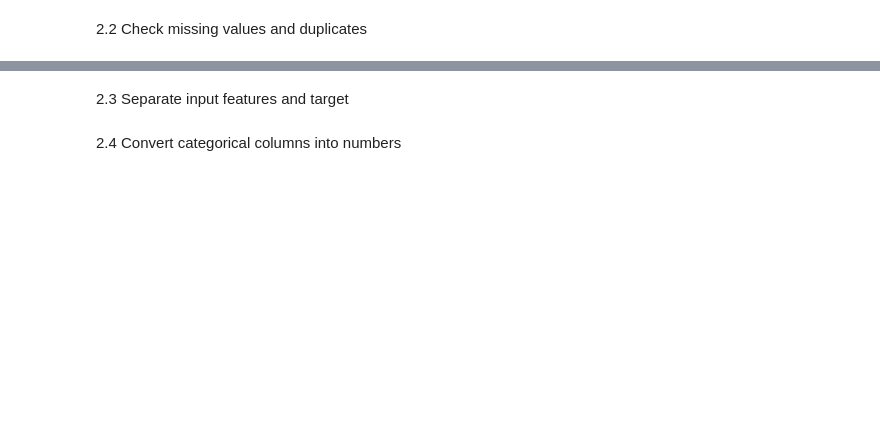
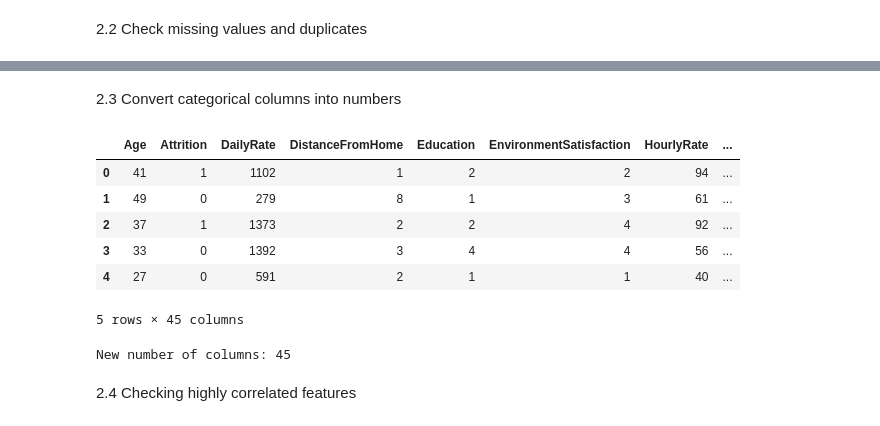
Before and after one commit to Aniket-09042008/AI101-Mini-Project-Group-50, a Jupyter notebook: Employee_Attrition_Logistic_Regression.ipynb, the cells around one changed output, grey strips where cells are left out. Drawn from its saved outputs; the diff is of its cells as text; code cells hidden in the pictures; blank space fills up the shorter version.

Commit message:
data preprocessing_(updated)

```diff
--- a/Employee_Attrition_Logistic_Regression.ipynb
+++ b/Employee_Attrition_Logistic_Regression.ipynb
@@ -224,11 +229,20 @@ print("Shape after cleaning:", data.shape)
-# %% [markdown]
-2.3 Separate input features and target
+# %% [markdown]
+2.3 Convert categorical columns into numbers
 # %%
-X = data.drop("Attrition", axis=1)
-y = data["Attrition"]
+data["Attrition"] = data["Attrition"].map({"No": 0, "Yes": 1})
+data = pd.get_dummies(data, drop_first=True)
 
-print("Features shape:", X.shape)
-print("Target shape:", y.shape)
+display(data.head())
+print("New number of columns:", data.shape[1])
+# %% [output]
+|  | Age | Attrition | DailyRate | DistanceFromHome | Education | EnvironmentSatisfaction | HourlyRate | ... |
+| 0 | 41 | 1 | 1102 | 1 | 2 | 2 | 94 | ... |
+| 1 | 49 | 0 | 279 | 8 | 1 | 3 | 61 | ... |
+| 2 | 37 | 1 | 1373 | 2 | 2 | 4 | 92 | ... |
+| 3 | 33 | 0 | 1392 | 3 | 4 | 4 | 56 | ... |
+| 4 | 27 | 0 | 591 | 2 | 1 | 1 | 40 | ... |
+5 rows × 45 columns
+New number of columns: 45
-# %% [markdown]
-2.4 Convert categorical columns into numbers
+# %% [markdown]
+2.4 Checking highly correlated features
 # %%
```
Also changed, not shown: parts of 14 cells of this notebook.
